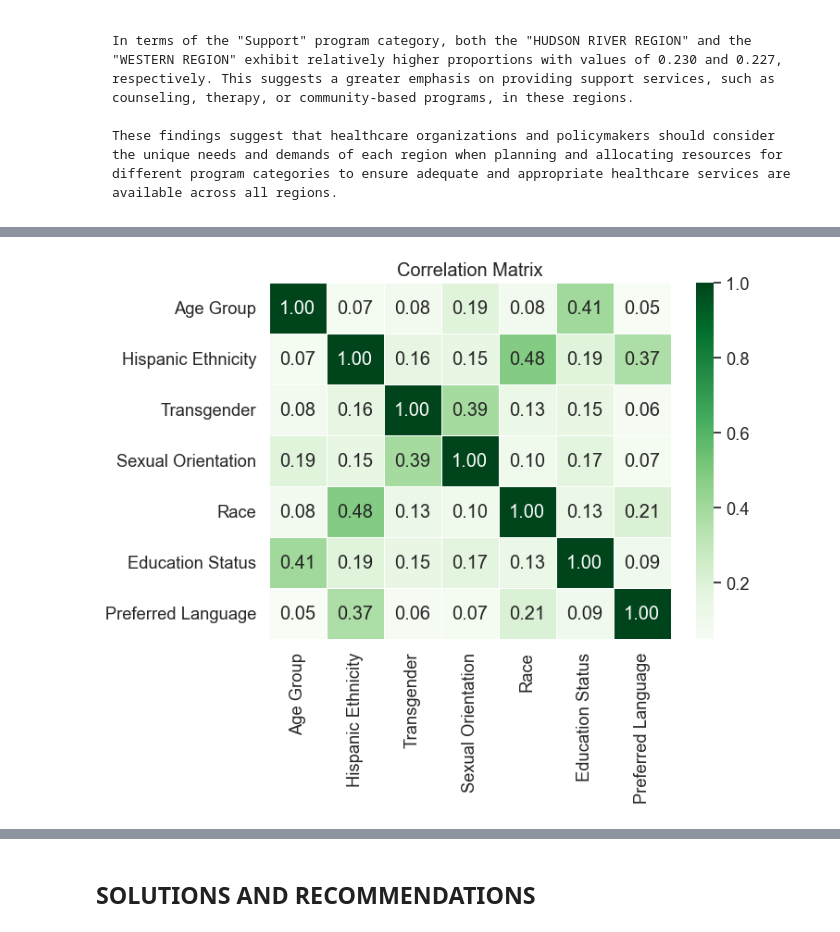
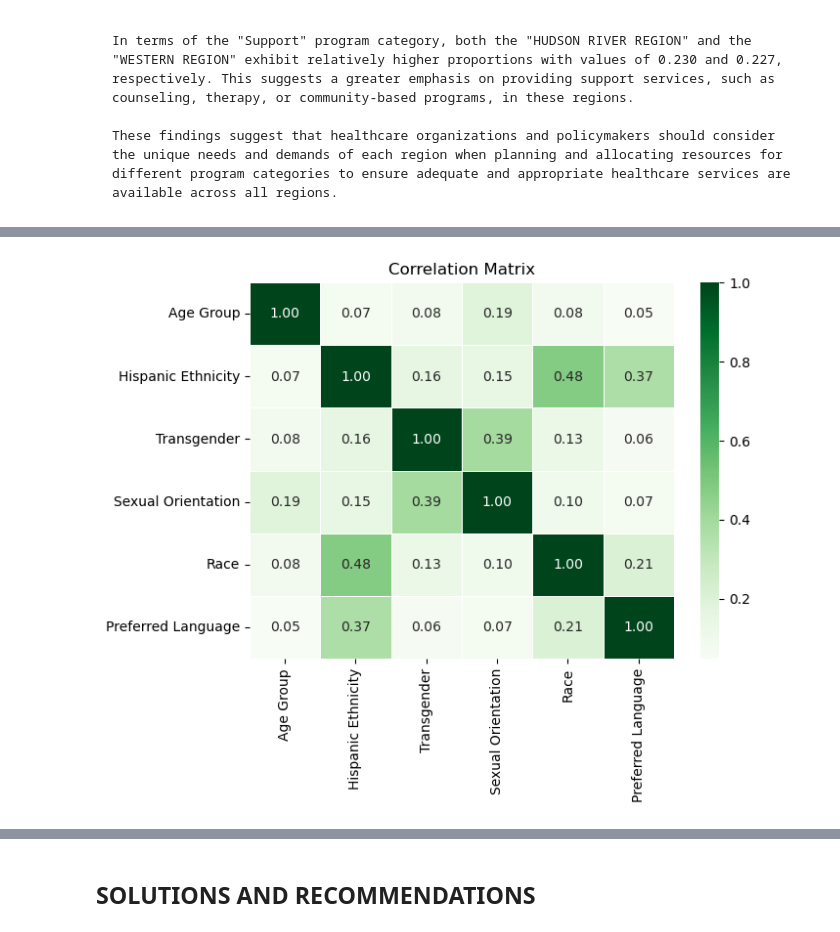
Before and after one commit to TheaClarisseDelosSantos/IT-BA-3204-EquiHealth, a Jupyter notebook: PatientDemographics.ipynb, the cells around one changed output, grey strips where cells are left out. Drawn from its saved outputs; the diff is of its cells as text; code cells hidden in the pictures.

```diff
--- a/PatientDemographics.ipynb
+++ b/PatientDemographics.ipynb
@@ -349,23 +349,3 @@ plt.show()
     In terms of the "Support" program category, both the "HUDSON RIVER REGION" and the "WESTERN REGION" exhibit relatively higher proportions with values of 0.230 and 0.227, respectively. This suggests a greater emphasis on providing support services, such as counseling, therapy, or community-based programs, in these regions.
 
     These findings suggest that healthcare organizations and policymakers should consider the unique needs and demands of each region when planning and allocating resources for different program categories to ensure adequate and appropriate healthcare services are available across all regions.
-# %%
-contingency_table = pd.crosstab(df['Age Group'], df['Sex'])
-chi2, p_value, _, _ = chi2_contingency(contingency_table)
-
-num_rows = contingency_table.shape[0]
-num_cols = contingency_table.shape[1]
-min_dim = min(num_rows, num_cols)
-cramer_v = np.sqrt(chi2 / (df.shape[0] * (min_dim - 1)))
-
-contingency_table_norm = contingency_table.div(contingency_table.sum(axis=1), axis=0)
-
-
-plt.figure(figsize=(6, 4))
-sns.set(font_scale=1.2)
-sns.heatmap(contingency_table_norm, annot=True, cmap='Greens', fmt=".2f", cbar=False)
-plt.title("Age Group vs. Sex")
-plt.xlabel("Age Group")
-plt.ylabel("Sex")
-
-plt.show()
@@ -376,5 +352,5 @@ plt.show()
 # %%
-columns_corr = ['Age Group', 'Hispanic Ethnicity', 'Transgender', 'Sexual Orientation', 'Race', 'Education Status', 'Preferred Language']
+columns_corr = ['Age Group', 'Hispanic Ethnicity', 'Transgender', 'Sexual Orientation', 'Race', 'Preferred Language']
 
 subset_df = df2[columns_corr]
 corr_matrix = pd.DataFrame(index=columns_corr, columns=columns_corr)
@@ -409,4 +384,4 @@ plt.show()
-[figure, old version]
+[figure, new version]
 # %% [markdown]
 ## FINDINGS
 
```
Also changed, not shown: parts of 4 cells of this notebook.
